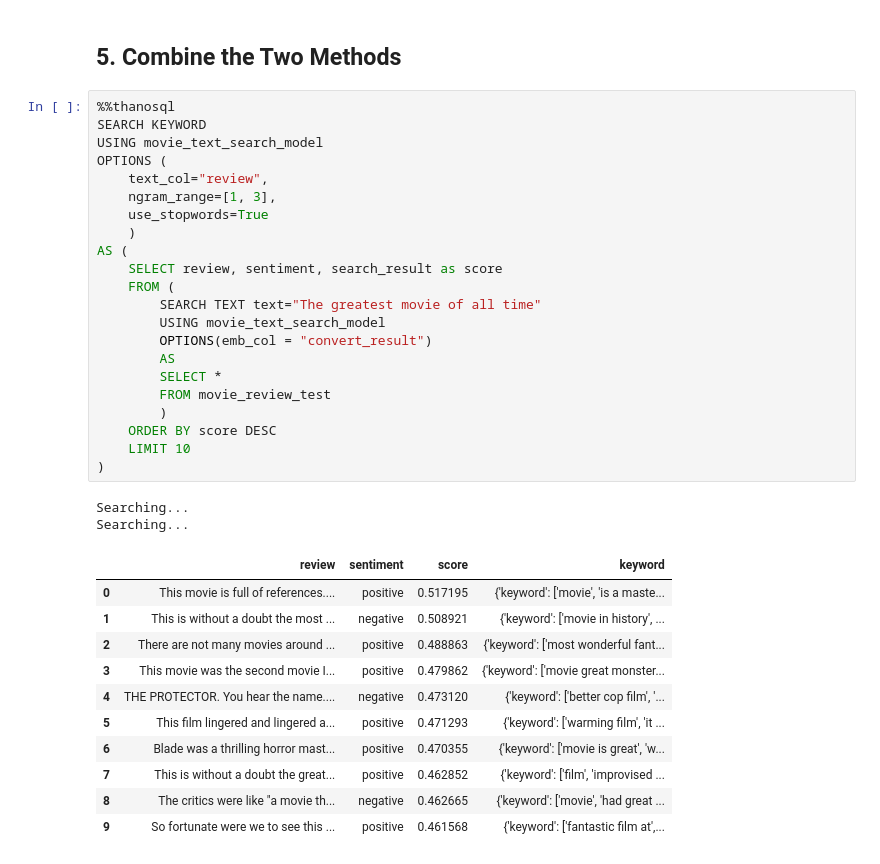
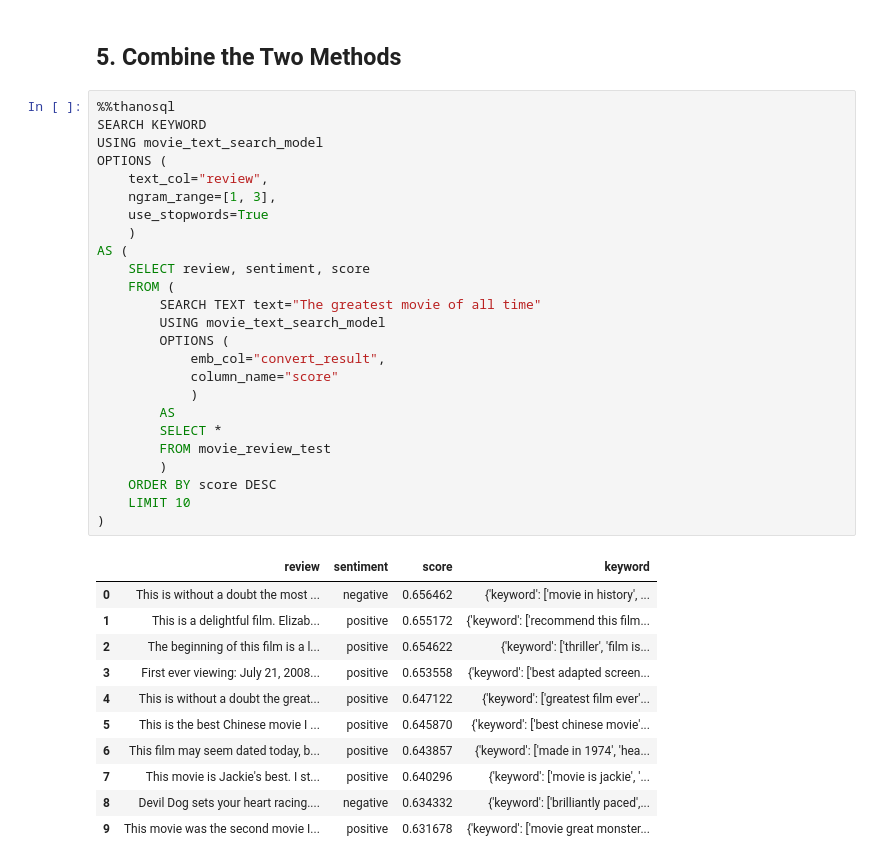
Before and after one commit to smartmind-team/thanosql-tutorial, a Jupyter notebook: tutorial_en/thanosql_search/search_text_by_text.ipynb, the cells around one changed output. Cells and saved outputs as stored; diff of their text form.

```diff
--- a/tutorial_en/thanosql_search/search_text_by_text.ipynb
+++ b/tutorial_en/thanosql_search/search_text_by_text.ipynb
@@ -349,39 +362,40 @@ Searching...
 # %%
 %%thanosql
 SEARCH KEYWORD
 USING movie_text_search_model
 OPTIONS (
     text_col="review",
     ngram_range=[1, 3],
     use_stopwords=True
     )
 AS (
-    SELECT review, sentiment, search_result as score
+    SELECT review, sentiment, score
     FROM (
         SEARCH TEXT text="The greatest movie of all time"
         USING movie_text_search_model
-        OPTIONS(emb_col = "convert_result")
+        OPTIONS (
+            emb_col="convert_result",
+            column_name="score"
+            )
         AS
         SELECT *
         FROM movie_review_test
         )
     ORDER BY score DESC
     LIMIT 10
 )
 # %% [output]
-Searching...
-Searching...
 |  | review | sentiment | score | keyword |
-| 0 | This movie is full of references.... | positive | 0.517195 | {'keyword': ['movie', 'is a maste... |
-| 1 | This is without a doubt the most ... | negative | 0.508921 | {'keyword': ['movie in history', ... |
-| 2 | There are not many movies around ... | positive | 0.488863 | {'keyword': ['most wonderful fant... |
-| 3 | This movie was the second movie I... | positive | 0.479862 | {'keyword': ['movie great monster... |
-| 4 | THE PROTECTOR. You hear the name.... | negative | 0.473120 | {'keyword': ['better cop film', '... |
-| 5 | This film lingered and lingered a... | positive | 0.471293 | {'keyword': ['warming film', 'it ... |
-| 6 | Blade was a thrilling horror mast... | positive | 0.470355 | {'keyword': ['movie is great', 'w... |
-| 7 | This is without a doubt the great... | positive | 0.462852 | {'keyword': ['film', 'improvised ... |
-| 8 | The critics were like "a movie th... | negative | 0.462665 | {'keyword': ['movie', 'had great ... |
-| 9 | So fortunate were we to see this ... | positive | 0.461568 | {'keyword': ['fantastic film at',... |
+| 0 | This is without a doubt the most ... | negative | 0.656462 | {'keyword': ['movie in history', ... |
+| 1 | This is a delightful film. Elizab... | positive | 0.655172 | {'keyword': ['recommend this film... |
+| 2 | The beginning of this film is a l... | positive | 0.654622 | {'keyword': ['thriller', 'film is... |
+| 3 | First ever viewing: July 21, 2008... | positive | 0.653558 | {'keyword': ['best adapted screen... |
+| 4 | This is without a doubt the great... | positive | 0.647122 | {'keyword': ['greatest film ever'... |
+| 5 | This is the best Chinese movie I ... | positive | 0.645870 | {'keyword': ['best chinese movie'... |
+| 6 | This film may seem dated today, b... | positive | 0.643857 | {'keyword': ['made in 1974', 'hea... |
+| 7 | This movie is Jackie's best. I st... | positive | 0.640296 | {'keyword': ['movie is jackie', '... |
+| 8 | Devil Dog sets your heart racing.... | negative | 0.634332 | {'keyword': ['brilliantly paced',... |
+| 9 | This movie was the second movie I... | positive | 0.631678 | {'keyword': ['movie great monster... |
 # %%
 %%thanosql
 SELECT review, sentiment, keyword -> 'keyword' AS keywords, keyword -> 'score' AS score
```
Also changed, not shown: parts of 18 cells of this notebook, 27 other files.
